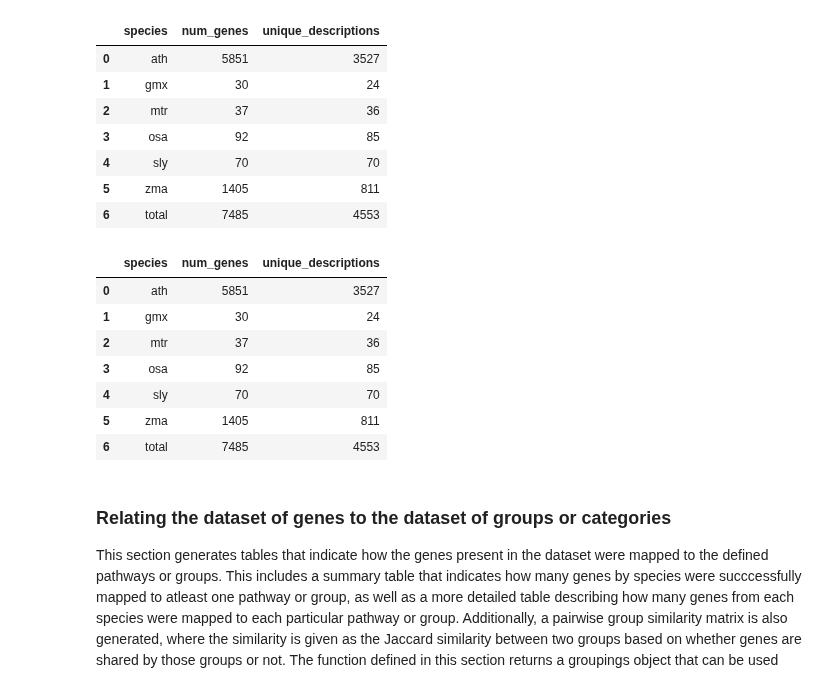
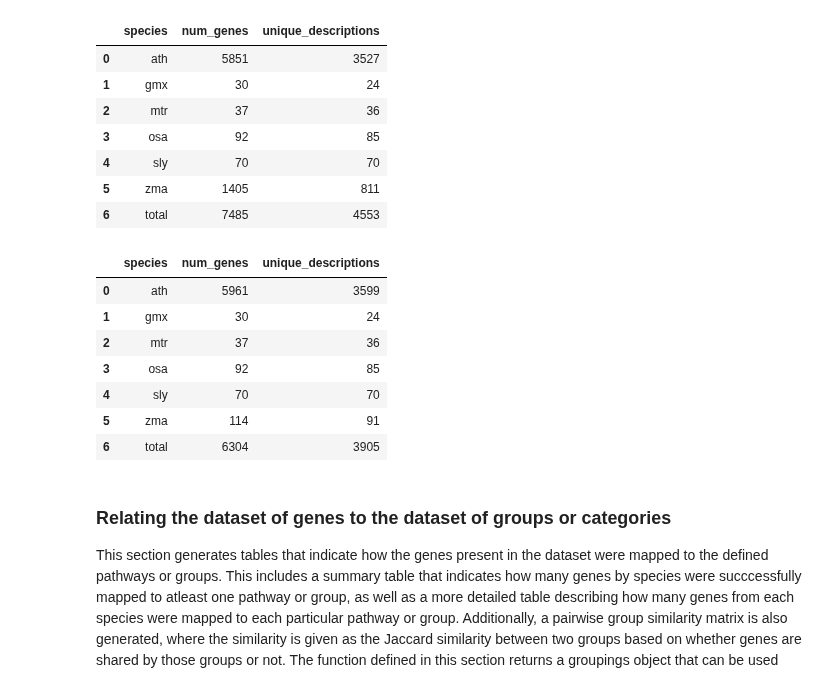
Before and after one commit to irbraun/plant-phenotypes-nlp, a Jupyter notebook: notebooks/Analysis.ipynb, the cells around one changed output. Saved outputs shown, nothing was run; the diff lists cells and outputs as text; code cells hidden in the pictures.

```diff
--- a/notebooks/Analysis.ipynb
+++ b/notebooks/Analysis.ipynb
@@ -241,16 +239,22 @@ plant_dataset.describe()
 # %%
 # Which dataset should be used as the dataset to look at for the rest of the analysis?
 dataset = plant_dataset
+
+
+# ADDING THIS TEMPORARILY
+dataset = Dataset("/Users/irbraun/Desktop/test.csv")
+
+
 dataset.describe()
 # %% [output]
 |  | species | num_genes | unique_descriptions |
-| 0 | ath | 5851 | 3527 |
+| 0 | ath | 5961 | 3599 |
 | 1 | gmx | 30 | 24 |
 | 2 | mtr | 37 | 36 |
 | 3 | osa | 92 | 85 |
 | 4 | sly | 70 | 70 |
-| 5 | zma | 1405 | 811 |
-| 6 | total | 7485 | 4553 |
+| 5 | zma | 114 | 91 |
+| 6 | total | 6304 | 3905 |
 # %% [markdown]
 <a id="relating"></a>
 ### Relating the dataset of genes to the dataset of groups or categories
```
Also changed, not shown: parts of 28 cells of this notebook, 1 other file.
